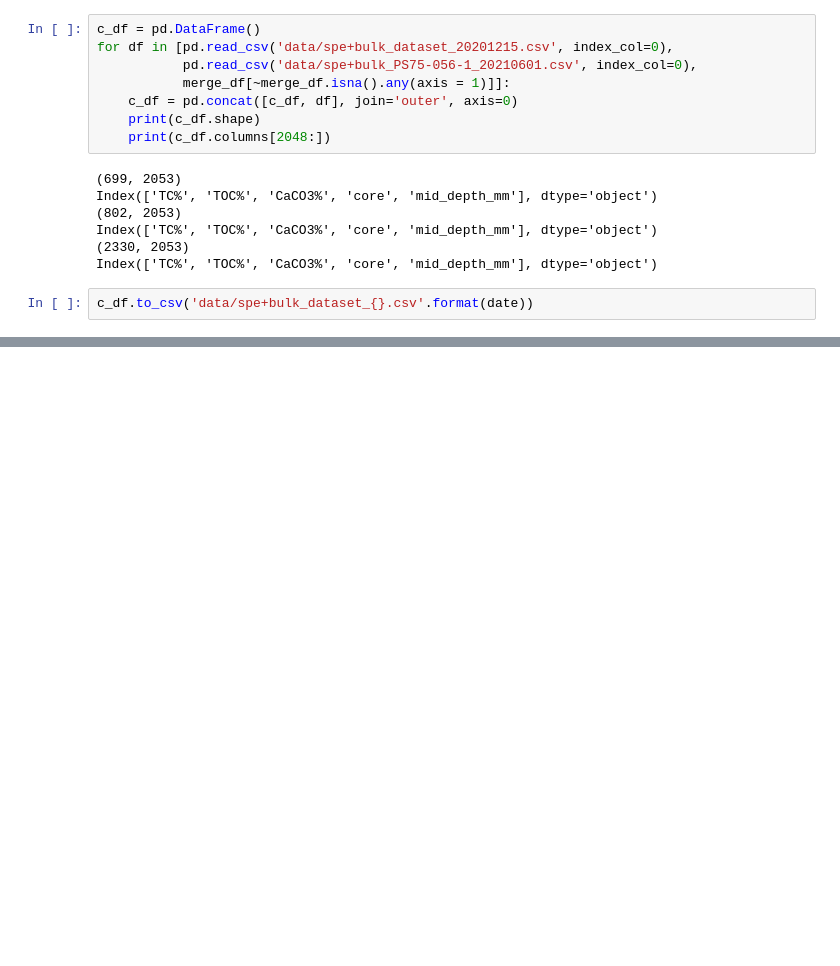
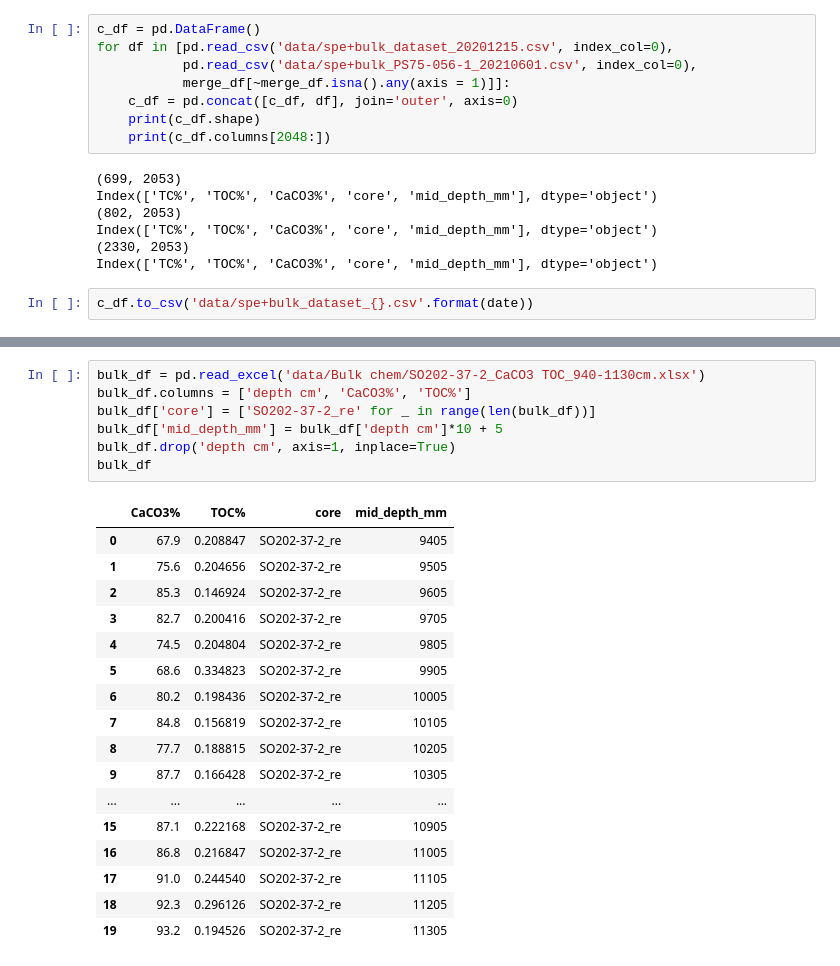
Before and after one commit to dispink/CaCO3_NWP, a Jupyter notebook: build_database_06.ipynb, the cells around one changed output, grey strips where cells are left out. Cells and saved outputs as stored; diff of their text form; blank space fills up the shorter version.

```diff
--- a/build_database_06.ipynb
+++ b/build_database_06.ipynb
@@ -860,0 +1023,25 @@ c_df.to_csv('data/spe+bulk_dataset_{}.csv'.format(date))
+# %%
+bulk_df = pd.read_excel('data/Bulk chem/SO202-37-2_CaCO3 TOC_940-1130cm.xlsx')
+bulk_df.columns = ['depth cm', 'CaCO3%', 'TOC%']
+bulk_df['core'] = ['SO202-37-2_re' for _ in range(len(bulk_df))]
+bulk_df['mid_depth_mm'] = bulk_df['depth cm']*10 + 5
+bulk_df.drop('depth cm', axis=1, inplace=True)
+bulk_df
+# %% [output]
+|  | CaCO3% | TOC% | core | mid_depth_mm |
+| 0 | 67.9 | 0.208847 | SO202-37-2_re | 9405 |
+| 1 | 75.6 | 0.204656 | SO202-37-2_re | 9505 |
+| 2 | 85.3 | 0.146924 | SO202-37-2_re | 9605 |
+| 3 | 82.7 | 0.200416 | SO202-37-2_re | 9705 |
+| 4 | 74.5 | 0.204804 | SO202-37-2_re | 9805 |
+| 5 | 68.6 | 0.334823 | SO202-37-2_re | 9905 |
+| 6 | 80.2 | 0.198436 | SO202-37-2_re | 10005 |
+| 7 | 84.8 | 0.156819 | SO202-37-2_re | 10105 |
+| 8 | 77.7 | 0.188815 | SO202-37-2_re | 10205 |
+| 9 | 87.7 | 0.166428 | SO202-37-2_re | 10305 |
+| ... | ... | ... | ... | ... |
+| 15 | 87.1 | 0.222168 | SO202-37-2_re | 10905 |
+| 16 | 86.8 | 0.216847 | SO202-37-2_re | 11005 |
+| 17 | 91.0 | 0.244540 | SO202-37-2_re | 11105 |
+| 18 | 92.3 | 0.296126 | SO202-37-2_re | 11205 |
+| 19 | 93.2 | 0.194526 | SO202-37-2_re | 11305 |
```
Also changed, not shown: parts of 40 cells of this notebook.
